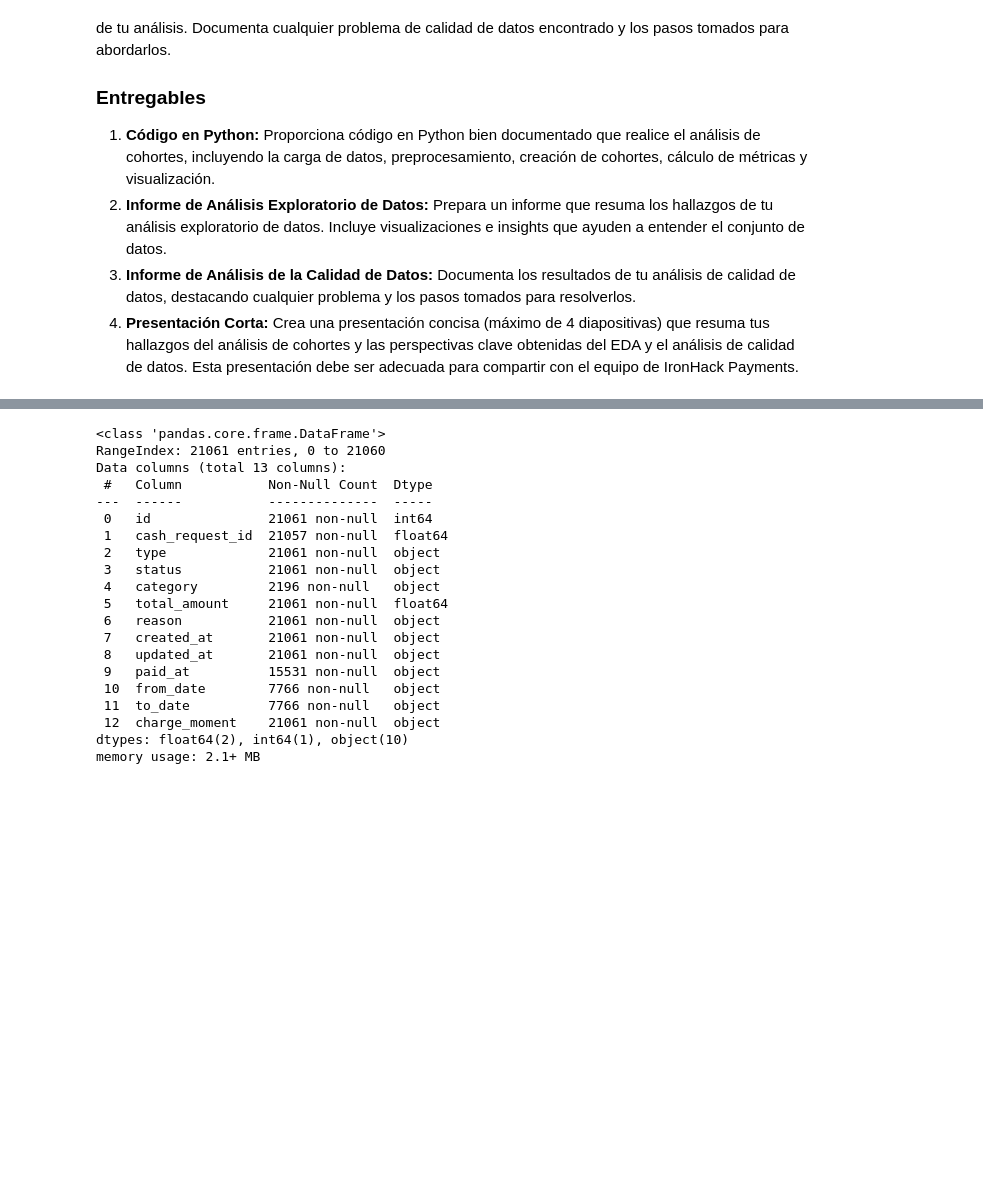
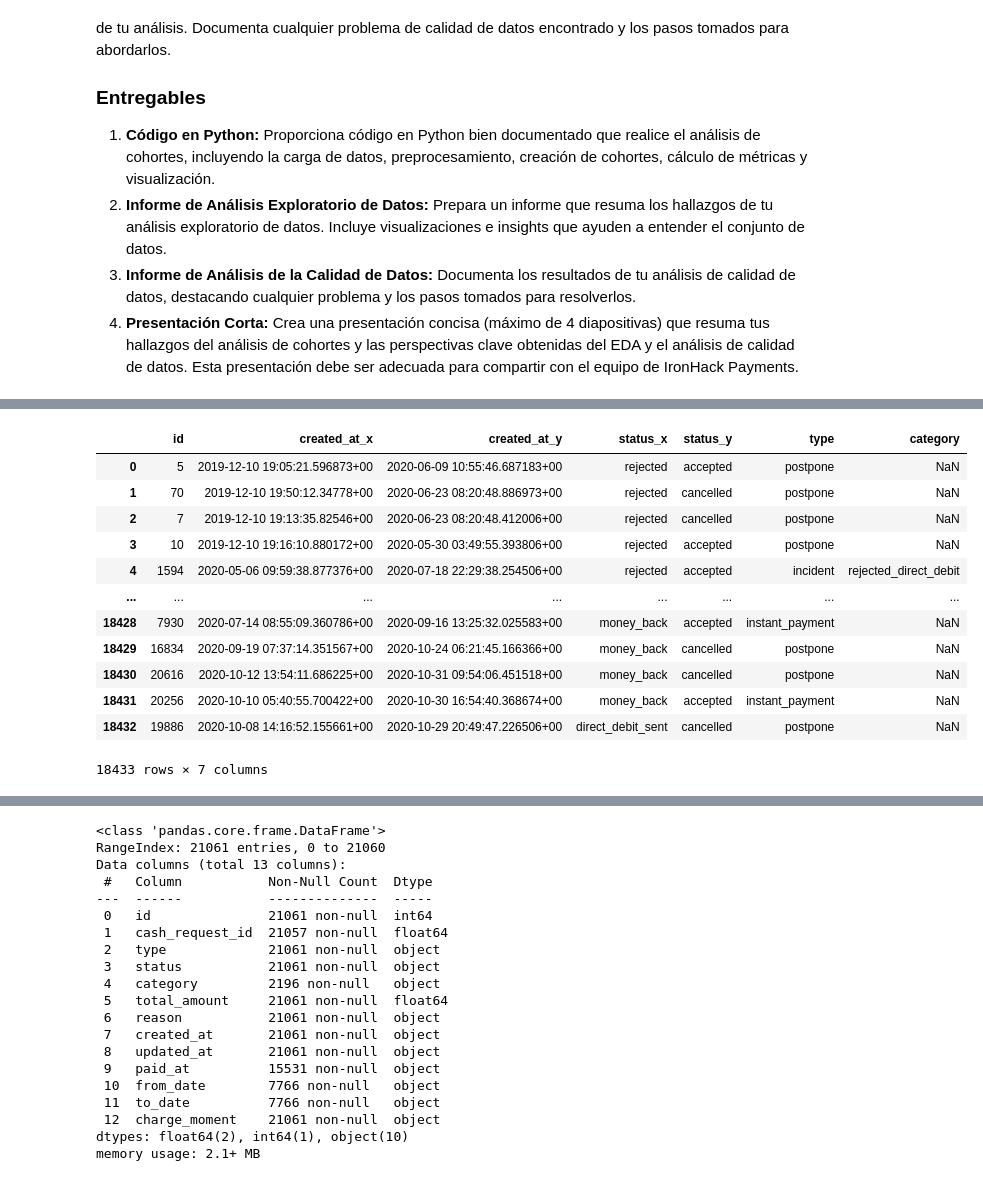
Before and after one commit to moiatgit/project-1-ironhack-payments-es, a Jupyter notebook: moises.ipynb, the cells around one changed output, grey strips where cells are left out. Drawn from its saved outputs; the diff is of its cells as text; code cells hidden in the pictures; blank space fills up the shorter version.

```diff
--- a/moises.ipynb
+++ b/moises.ipynb
@@ -51,4 +64,5 @@ import seaborn as sns
 # %%
-# Carga de datasets
-lexique = pd.read_excel("project_dataset/Lexique - Data Analyst.xlsx")
-lexique.head(14)
+# Carga de los datasets
+lexique = pd.read_excel("./project_dataset/Lexique - Data Analyst.xlsx")
+cash = pd.read_csv("./project_dataset/extract - cash request - data analyst.csv")
+fees = pd.read_csv("./project_dataset/extract - fees - data analyst - .csv")
@@ -73,3 +101,0 @@ lexique.head(14)
-# %%
-fees = pd.read_csv("project_dataset/extract - fees - data analyst - .csv")
-fees.sample(10)
@@ -87,0 +179,16 @@ fees.sample(10)
+# %%
+pd.merge(cash, fees, on='id')[['id', 'created_at_x', 'created_at_y', 'status_x', 'status_y', 'type', 'category']]
+# %% [output]
+|  | id | created_at_x | created_at_y | status_x | status_y | type | category |
+| 0 | 5 | 2019-12-10 19:05:21.596873+00 | 2020-06-09 10:55:46.687183+00 | rejected | accepted | postpone | NaN |
+| 1 | 70 | 2019-12-10 19:50:12.34778+00 | 2020-06-23 08:20:48.886973+00 | rejected | cancelled | postpone | NaN |
+| 2 | 7 | 2019-12-10 19:13:35.82546+00 | 2020-06-23 08:20:48.412006+00 | rejected | cancelled | postpone | NaN |
+| 3 | 10 | 2019-12-10 19:16:10.880172+00 | 2020-05-30 03:49:55.393806+00 | rejected | accepted | postpone | NaN |
+| 4 | 1594 | 2020-05-06 09:59:38.877376+00 | 2020-07-18 22:29:38.254506+00 | rejected | accepted | incident | rejected_direct_debit |
+| ... | ... | ... | ... | ... | ... | ... | ... |
+| 18428 | 7930 | 2020-07-14 08:55:09.360786+00 | 2020-09-16 13:25:32.025583+00 | money_back | accepted | instant_payment | NaN |
+| 18429 | 16834 | 2020-09-19 07:37:14.351567+00 | 2020-10-24 06:21:45.166366+00 | money_back | cancelled | postpone | NaN |
+| 18430 | 20616 | 2020-10-12 13:54:11.686225+00 | 2020-10-31 09:54:06.451518+00 | money_back | cancelled | postpone | NaN |
+| 18431 | 20256 | 2020-10-10 05:40:55.700422+00 | 2020-10-30 16:54:40.368674+00 | money_back | accepted | instant_payment | NaN |
+| 18432 | 19886 | 2020-10-08 14:16:52.155661+00 | 2020-10-29 20:49:47.226506+00 | direct_debit_sent | cancelled | postpone | NaN |
+18433 rows × 7 columns
```
Also changed, not shown: parts of 48 cells of this notebook.
